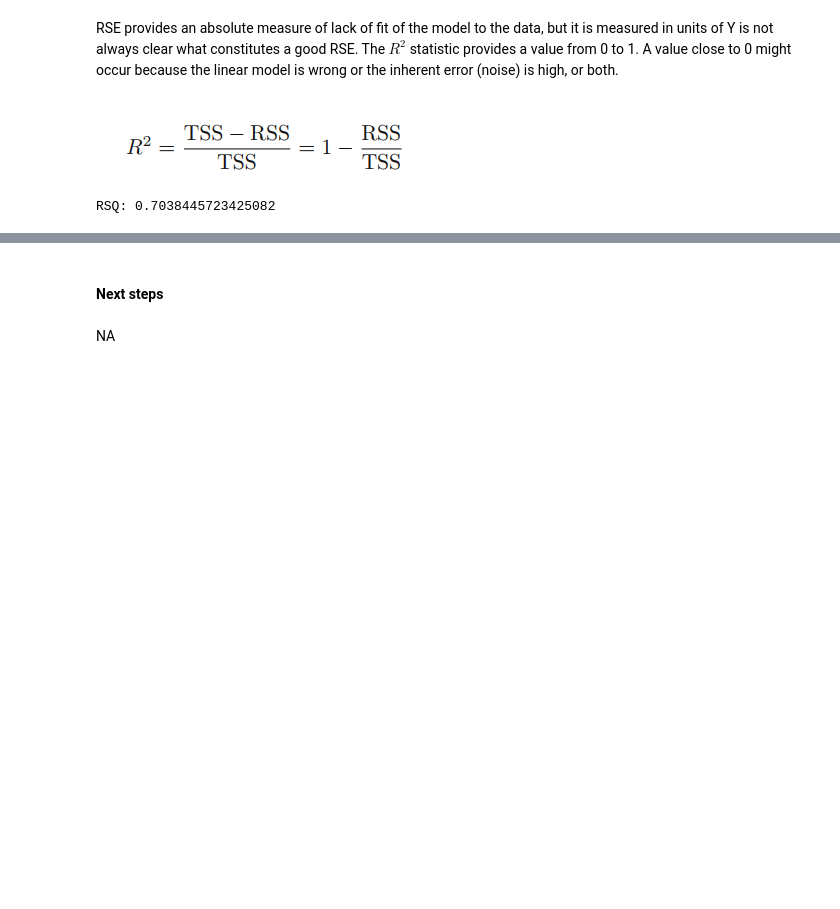
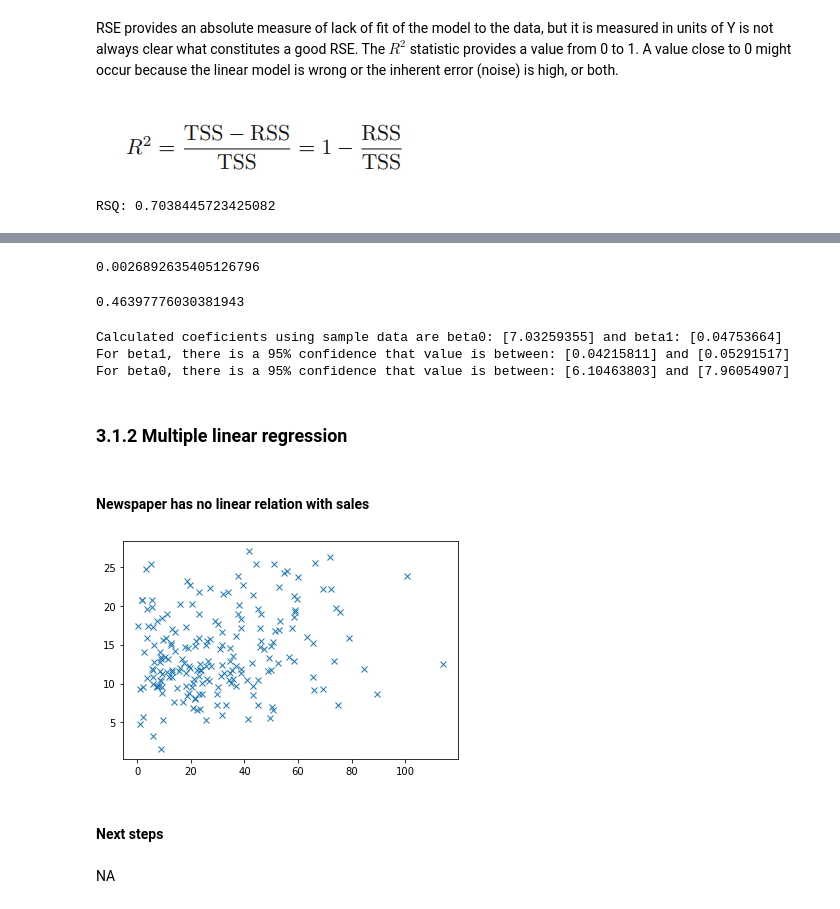
Before and after one commit to eon129/ISL_exercises, a Jupyter notebook: Chapter_3.ipynb, the cells around one changed output, grey strips where cells are left out. Drawn from its saved outputs; the diff is of its cells as text; code cells hidden in the pictures; blank space fills up the shorter version.

```diff
--- a/Chapter_3.ipynb
+++ b/Chapter_3.ipynb
@@ -338,3 +313,47 @@ print(f'For beta0, there is a 95% confidence that value is between: {beta0 - (2
+# %%
+#Calculate standard error for beta_1
+X_median = np.median(X)
+
+x_sq_sum = X - X_median
+x_sq_sum = np.square(x_sq_sum)
+x_sq_sum = np.sum(x_sq_sum)
+
+beta1_SE = (rse ** 2) / x_sq_sum
+beta1_SE = math.sqrt(beta1_SE)
+beta1_SE
+# %% [output]
+0.0026892635405126796
+# %%
+#Calculate standard error for beta_0
+beta0_SE = (X_median ** 2) / x_sq_sum
+beta0_SE = (rse ** 2) * ((1 / sampleSize) + beta0_SE)
+beta0_SE = math.sqrt(beta0_SE)
+beta0_SE
+# %% [output]
+0.46397776030381943
+# %%
+print(f'Calculated coeficients using sample data are beta0: {beta0} and beta1: {beta1}')
+print(f'For beta1, there is a 95% confidence that value is between: {beta1 - (2 * beta1_SE)} and {beta1 + (2 * beta1_SE)}')
+print(f'For beta0, there is a 95% confidence that value is between: {beta0 - (2 * beta0_SE)} and {beta0 + (2 * beta0_SE)}')
+# %% [output]
+Calculated coeficients using sample data are beta0: [7.03259355] and beta1: [0.04753664]
+For beta1, there is a 95% confidence that value is between: [0.04215811] and [0.05291517]
+For beta0, there is a 95% confidence that value is between: [6.10463803] and [7.96054907]
+# %% [markdown]
+### 3.1.2 Multiple linear regression
+# %% [markdown]
+#### Newspaper has no linear relation with sales
+# %%
+sales = data[['Sales']]
+newspaper = data[['Newspaper']]
+
+sales = sales.to_numpy()
+newspaper = newspaper.to_numpy()
+plt.plot(newspaper, sales, 'x')
+
+plt.show()
+# %% [output]
+[figure, added]
 # %% [markdown]
 #### Next steps
 # %% [markdown]
```
Also changed, not shown: parts of 19 cells of this notebook.
